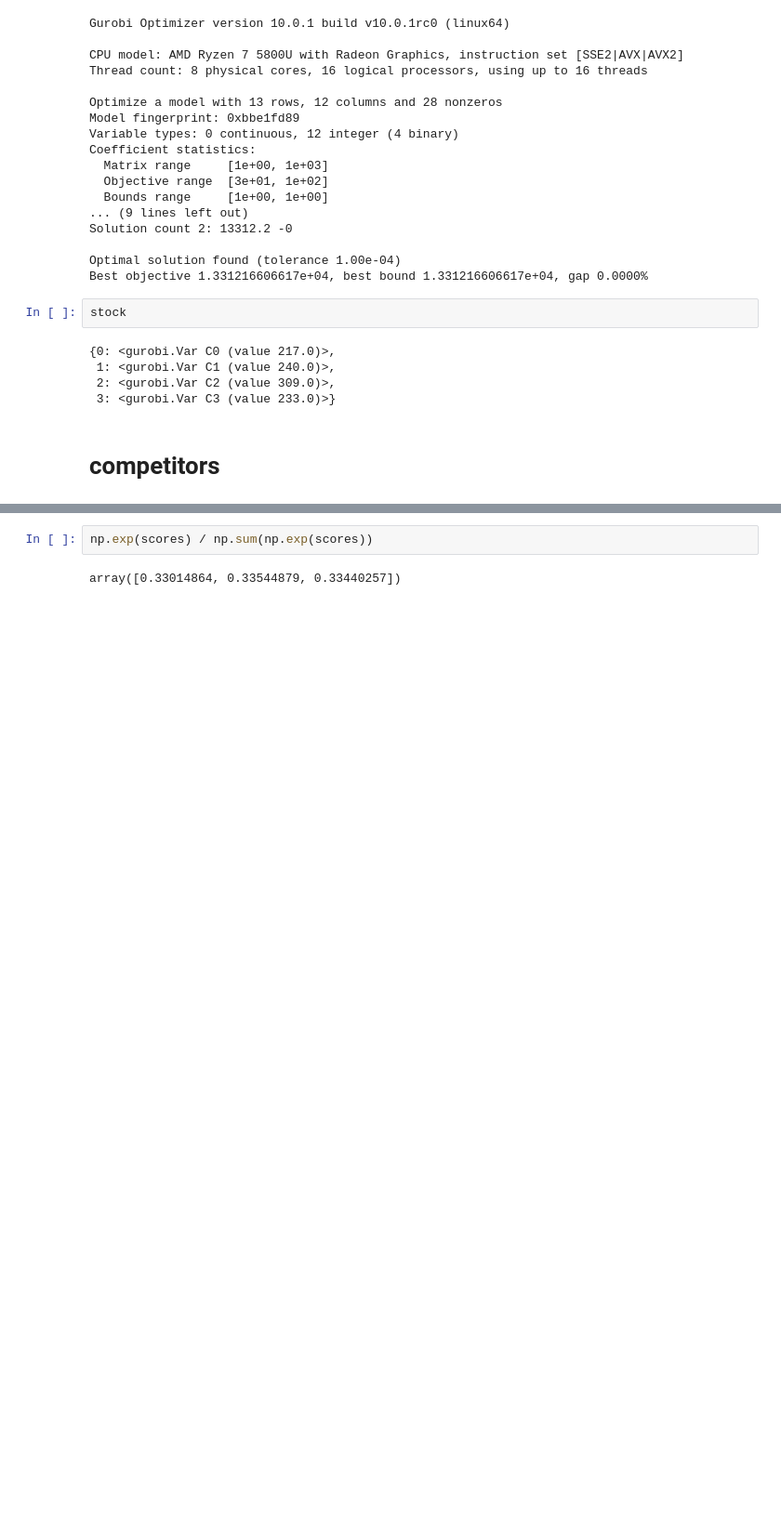
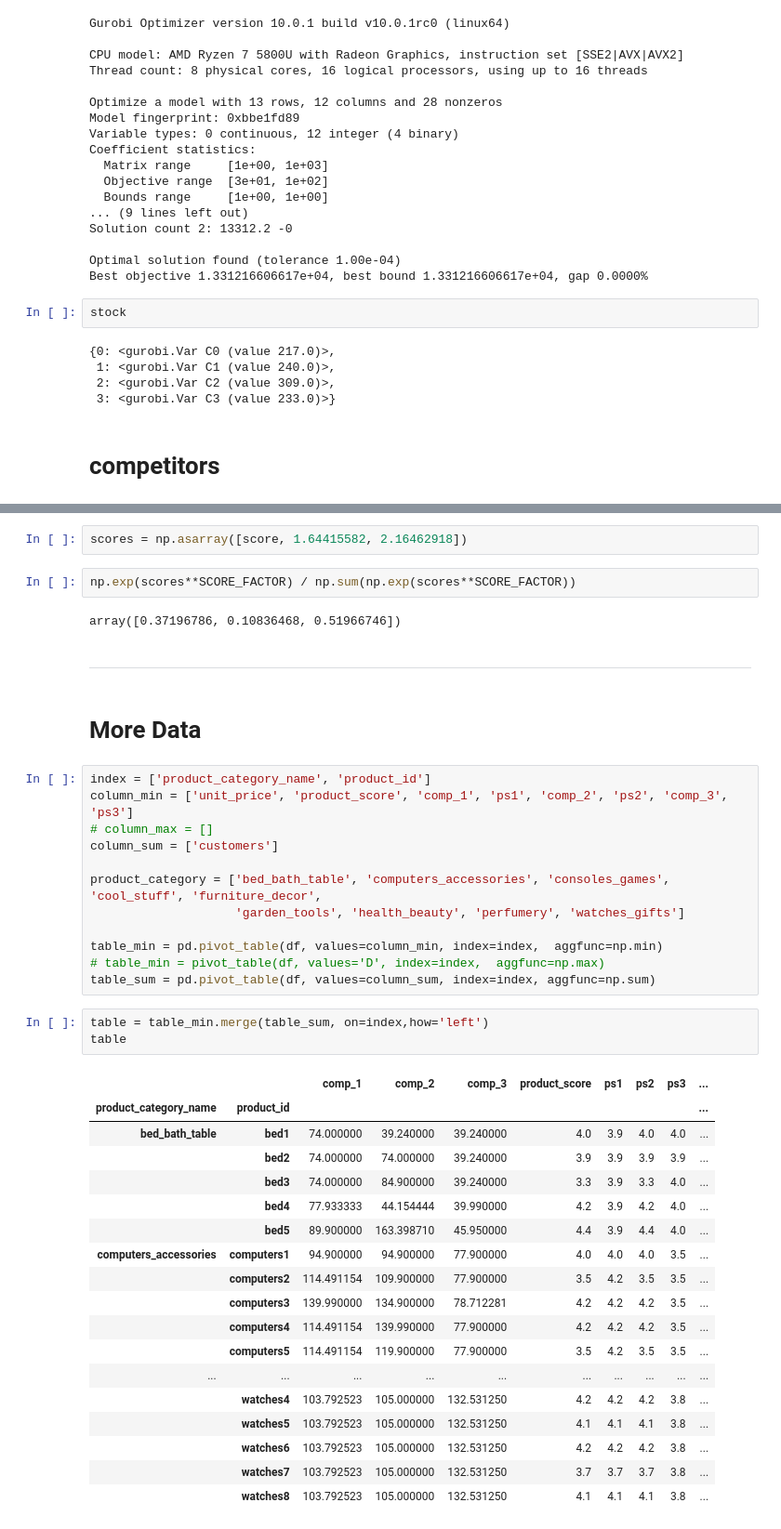
Before and after one commit to owowouwu/optimisation-ass-2, a Jupyter notebook: testing.ipynb, the cells around one changed output, grey strips where cells are left out. Shown at 93% size. Saved outputs shown, nothing was run; the diff lists cells and outputs as text; blank space fills up the shorter version.

```diff
--- a/testing.ipynb
+++ b/testing.ipynb
@@ -180,4 +178,44 @@ scores = [0.05031077, 0.06623712, score]
+# %%
+scores = np.asarray([score, 1.64415582, 2.16462918])
 # %%
-np.exp(scores) / np.sum(np.exp(scores))
+np.exp(scores**SCORE_FACTOR) / np.sum(np.exp(scores**SCORE_FACTOR))
 # %% [output]
-array([0.33014864, 0.33544879, 0.33440257])
+array([0.37196786, 0.10836468, 0.51966746])
+# %% [markdown]
+------------------------------
+# %% [markdown]
+# More Data
+# %%
+index = ['product_category_name', 'product_id']
+column_min = ['unit_price', 'product_score', 'comp_1', 'ps1', 'comp_2', 'ps2', 'comp_3', 'ps3']
+# column_max = []
+column_sum = ['customers']
+
+product_category = ['bed_bath_table', 'computers_accessories', 'consoles_games', 'cool_stuff', 'furniture_decor',
+                    'garden_tools', 'health_beauty', 'perfumery', 'watches_gifts']
+
+table_min = pd.pivot_table(df, values=column_min, index=index,  aggfunc=np.min)
+# table_min = pivot_table(df, values='D', index=index,  aggfunc=np.max)
+table_sum = pd.pivot_table(df, values=column_sum, index=index, aggfunc=np.sum)
+# %%
+table = table_min.merge(table_sum, on=index,how='left')
+table
+# %% [output]
+|  |  | comp_1 | comp_2 | comp_3 | product_score | ps1 | ps2 | ps3 | ... |
+| product_category_name | product_id |  |  |  |  |  |  |  | ... |
+| bed_bath_table | bed1 | 74.000000 | 39.240000 | 39.240000 | 4.0 | 3.9 | 4.0 | 4.0 | ... |
+|  | bed2 | 74.000000 | 74.000000 | 39.240000 | 3.9 | 3.9 | 3.9 | 3.9 | ... |
+|  | bed3 | 74.000000 | 84.900000 | 39.240000 | 3.3 | 3.9 | 3.3 | 4.0 | ... |
+|  | bed4 | 77.933333 | 44.154444 | 39.990000 | 4.2 | 3.9 | 4.2 | 4.0 | ... |
+|  | bed5 | 89.900000 | 163.398710 | 45.950000 | 4.4 | 3.9 | 4.4 | 4.0 | ... |
+| computers_accessories | computers1 | 94.900000 | 94.900000 | 77.900000 | 4.0 | 4.0 | 4.0 | 3.5 | ... |
+|  | computers2 | 114.491154 | 109.900000 | 77.900000 | 3.5 | 4.2 | 3.5 | 3.5 | ... |
+|  | computers3 | 139.990000 | 134.900000 | 78.712281 | 4.2 | 4.2 | 4.2 | 3.5 | ... |
+|  | computers4 | 114.491154 | 139.990000 | 77.900000 | 4.2 | 4.2 | 4.2 | 3.5 | ... |
+|  | computers5 | 114.491154 | 119.900000 | 77.900000 | 3.5 | 4.2 | 3.5 | 3.5 | ... |
+| ... | ... | ... | ... | ... | ... | ... | ... | ... | ... |
+|  | watches4 | 103.792523 | 105.000000 | 132.531250 | 4.2 | 4.2 | 4.2 | 3.8 | ... |
+|  | watches5 | 103.792523 | 105.000000 | 132.531250 | 4.1 | 4.1 | 4.1 | 3.8 | ... |
+|  | watches6 | 103.792523 | 105.000000 | 132.531250 | 4.2 | 4.2 | 4.2 | 3.8 | ... |
+|  | watches7 | 103.792523 | 105.000000 | 132.531250 | 3.7 | 3.7 | 3.7 | 3.8 | ... |
+|  | watches8 | 103.792523 | 105.000000 | 132.531250 | 4.1 | 4.1 | 4.1 | 3.8 | ... |
```
Also changed, not shown: parts of 15 cells of this notebook.
